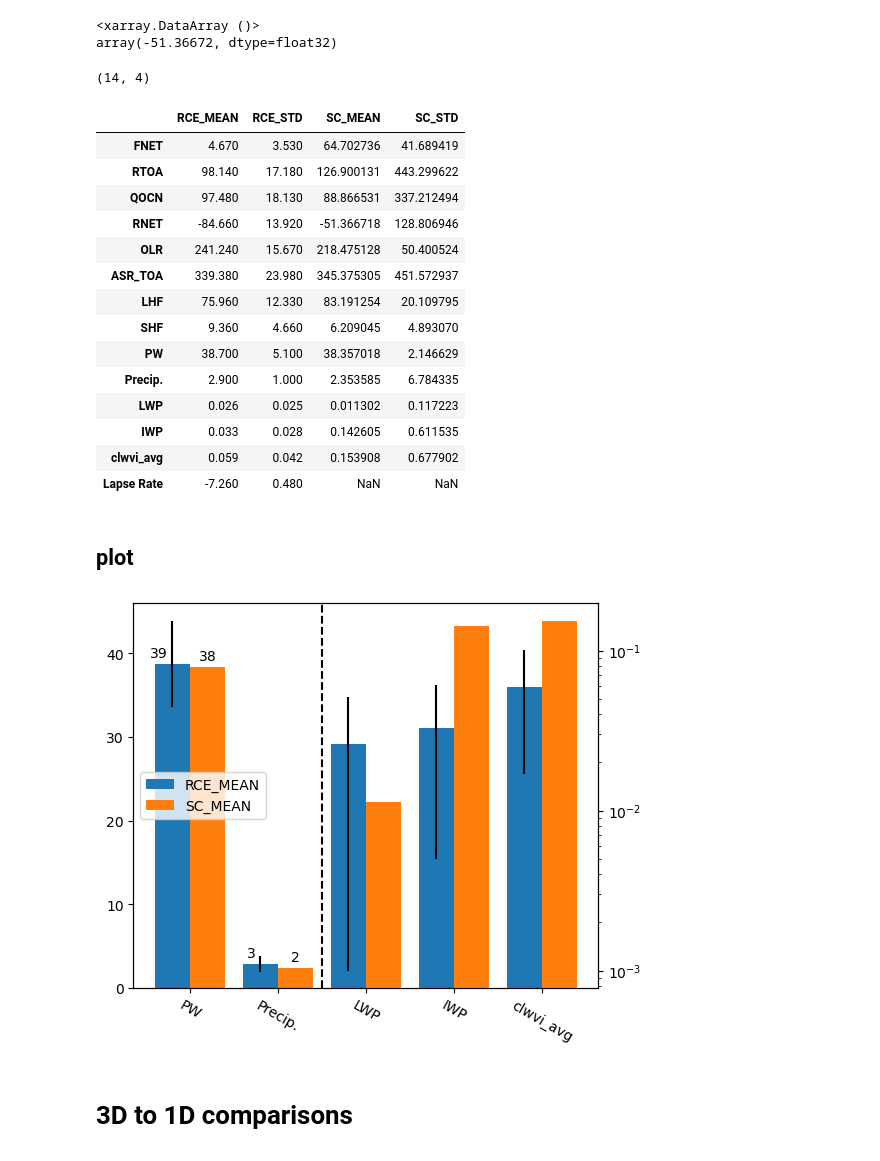
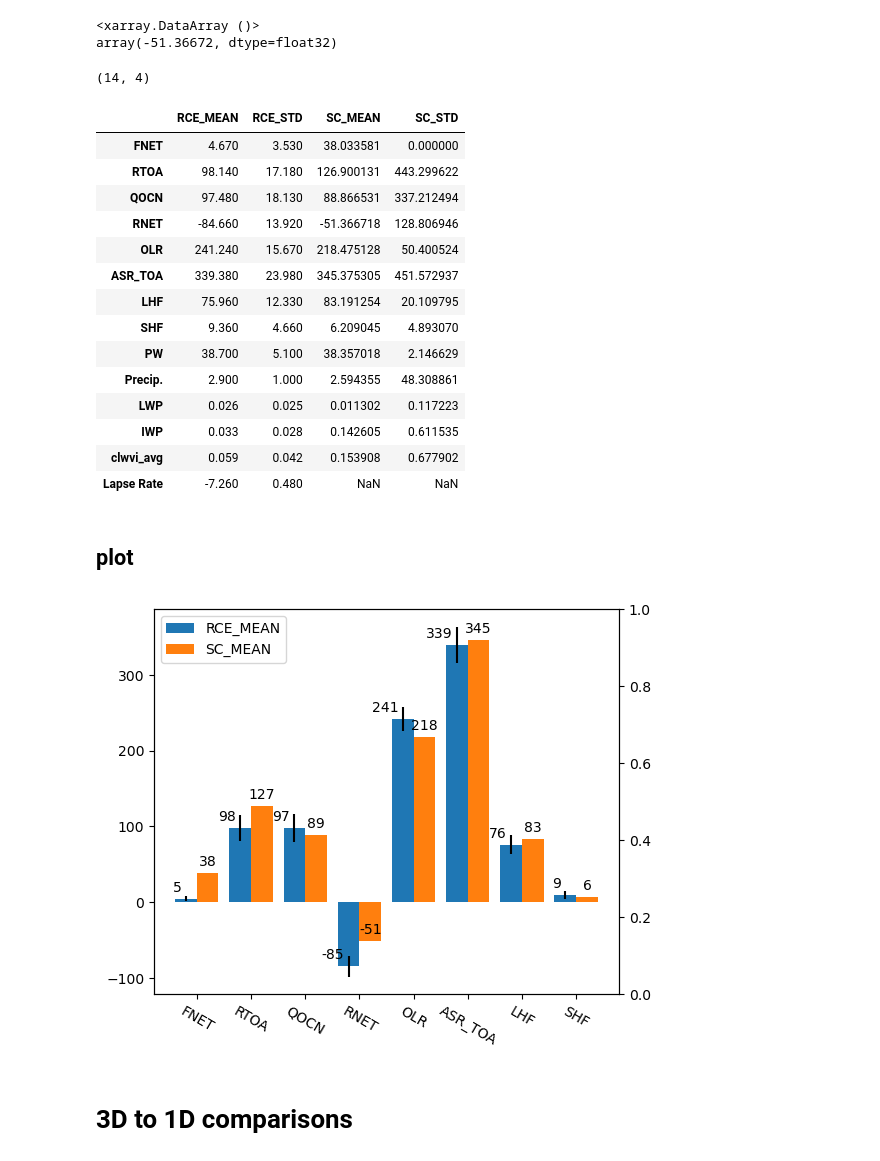
Before and after one commit to smturbev/dp-scream-analysis, a Jupyter notebook: prelim/comp_rcemip.ipynb, the cells around one changed output. Saved outputs shown, nothing was run; the diff lists cells and outputs as text; code cells hidden in the pictures.

Commit message:
added plot that averages over the last three days of DP-SCREAM

```diff
--- a/prelim/comp_rcemip.ipynb
+++ b/prelim/comp_rcemip.ipynb
@@ -38,4 +34,5 @@ pr_ls = other.PRECL
 # %%
+t=0
 # rsfc, the net radiative flux at the sfc (SW-LW)
 rsfc = ds["FSNS"]-ds["FLNS"]
 rsfcc = ds["FSNSC"]-ds["FLNSC"]
@@ -58,7 +55,7 @@ shf = ds["SHFLX"]
 # pw, precipitable water
 pw = ds["TMQ"]
 # precip, precipitation rate
-pr = (pr_conv + pr_ls)*1000*3600*24 #m/s --> mm/day ==> m/s * 1000 mm/m * 3600s/1hr * 24hr/day = mm/day
+pr = (ds.PRECL)*1000*3600*24 #m/s --> mm/day ==> m/s * 1000 mm/m * 3600s/1hr * 24hr/day = mm/day
 # LWP, liquid water path
 lwp = ds["TGCLDLWP"]
 # IWP, ice water path
@@ -69,23 +66,31 @@ wvp = ds["TGCLDCWP"]
 # fnet, the magnitude of difference between the energy imbalance at the surface and top of atmosphere
 # Note that FNet should be zero if energy is conserved and the simulation is equilibrated.
 # models with explicit convection are more out of balance (FNet = 5.55 W m−2)
-fnet = abs(abs(rnet)-abs(ds["LHFLX"]+ds["SHFLX"]))
+fnet = abs((rtoa[t:].where(rtoa<1e5).mean())-\
+           (rsfc[t:].where(rsfc<1e5).mean()+\
+            ds["LHFLX"][t:].where(ds["LHFLX"]<1e5).mean().values+\
+            ds["SHFLX"][t:].where(ds["LHFLX"]<1e5).mean().values))
+print(fnet.shape, fnet.values, (rtoa[t:].where(rtoa<1e5).mean()).values,
+           rsfc[t:].where(rsfc<1e5).mean().values,
+            ds["LHFLX"][t:].where(ds["LHFLX"]<1e5).mean().values,
+            ds["SHFLX"][t:].where(ds["LHFLX"]<1e5).mean().values)
+
 
 names = ["FNET","RTOA","QOCN","RNET","OLR","ASR_TOA","LHF","SHF","PW","Precip.","LWP","IWP","clwvi_avg","Lapse Rate"]
-datameans = [fnet.where(fnet<1e5).mean(skipna=True).values, rtoa.where(rtoa<1e5).mean(skipna=True).values,
-        qocn.where(qocn<1e5).mean(skipna=True).values, rnet.where(rnet<1e5).mean(skipna=True).values,
-        olr.where(olr<1e5).mean(skipna=True).values, asr_toa.where(asr_toa<1e5).mean(skipna=True).values,
-        lhf.where(lhf<1e5).mean(skipna=True).values, shf.where(shf<1e5).mean(skipna=True).values,
-        pw.where(pw<1e5).mean(skipna=True).values, pr.where(pr<1e5).mean(skipna=True).values,
-        lwp.where(lwp<1e5).mean(skipna=True).values, iwp.where(iwp<1e5).mean(skipna=True).values,
-        wvp.where(wvp<1e5).mean(skipna=True).values, np.nan]
-datastds = [fnet.where(fnet<1e5).std(skipna=True).values, rtoa.where(rtoa<1e5).std(skipna=True).values,
-        qocn.where(qocn<1e5).std(skipna=True).values, rnet.where(rnet<1e5).std(skipna=True).values,
-        olr.where(olr<1e5).std(skipna=True).values, asr_toa.where(rnet<1e5).std(skipna=True).values,
-        lhf.where(lhf<1e5).std(skipna=True).values, shf.where(rnet<1e5).std(skipna=True).values,
-        pw.where(pw<1e5).std(skipna=True).values, pr.where(pr<1e5).std(skipna=True).values,
-        lwp.where(lwp<1e5).std(skipna=True).values, iwp.where(rnet<1e5).std(skipna=True).values,
-        wvp.where(wvp<1e5).std(skipna=True).values, np.nan]
+datameans = [fnet.values, rtoa[t:].where(rtoa<1e5).mean(skipna=True).values,
+        qocn[t:].where(qocn<1e5).mean(skipna=True).values, rnet[t:].where(rnet<1e5).mean(skipna=True).values,
+        olr[t:].where(olr<1e5).mean(skipna=True).values, asr_toa[t:].where(asr_toa<1e5).mean(skipna=True).values,
+        lhf[t:].where(lhf<1e5).mean(skipna=True).values, shf[t:].where(shf<1e5).mean(skipna=True).values,
+        pw[t:].where(pw<1e5).mean(skipna=True).values, pr[t:].where(pr<1e5).mean(skipna=True).values,
+        lwp[t:].where(lwp<1e5).mean(skipna=True).values, iwp[t:].where(iwp<1e5).mean(skipna=True).values,
+        wvp[t:].where(wvp<1e5).mean(skipna=True).values, np.nan]
+datastds = [0, rtoa[t:].where(rtoa<1e5).std(skipna=True).values,
+        qocn[t:].where(qocn<1e5).std(skipna=True).values, rnet[t:].where(rnet<1e5).std(skipna=True).values,
+        olr[t:].where(olr<1e5).std(skipna=True).values, asr_toa[t:].where(rnet<1e5).std(skipna=True).values,
+        lhf[t:].where(lhf<1e5).std(skipna=True).values, shf[t:].where(rnet<1e5).std(skipna=True).values,
+        pw[t:].where(pw<1e5).std(skipna=True).values, pr[t:].where(pr<1e5).std(skipna=True).values,
+        lwp[t:].where(lwp<1e5).std(skipna=True).values, iwp[t:].where(rnet<1e5).std(skipna=True).values,
+        wvp[t:].where(wvp<1e5).std(skipna=True).values, np.nan]
 data = np.array([datameans,datastds]).T
 data.shape
 # %% [output]
@@ -136,7 +142,7 @@ df
 # %% [output]
 (14, 4)
 |  | RCE_MEAN | RCE_STD | SC_MEAN | SC_STD |
-| FNET | 4.670 | 3.530 | 64.702736 | 41.689419 |
+| FNET | 4.670 | 3.530 | 38.033581 | 0.000000 |
 | RTOA | 98.140 | 17.180 | 126.900131 | 443.299622 |
 | QOCN | 97.480 | 18.130 | 88.866531 | 337.212494 |
 | RNET | -84.660 | 13.920 | -51.366718 | 128.806946 |
@@ -145,7 +151,7 @@ df
 | LHF | 75.960 | 12.330 | 83.191254 | 20.109795 |
 | SHF | 9.360 | 4.660 | 6.209045 | 4.893070 |
 | PW | 38.700 | 5.100 | 38.357018 | 2.146629 |
-| Precip. | 2.900 | 1.000 | 2.353585 | 6.784335 |
+| Precip. | 2.900 | 1.000 | 2.594355 | 48.308861 |
 | LWP | 0.026 | 0.025 | 0.011302 | 0.117223 |
 | IWP | 0.033 | 0.028 | 0.142605 | 0.611535 |
 | clwvi_avg | 0.059 | 0.042 | 0.153908 | 0.677902 |
@@ -172,7 +178,7 @@ def autolabel(rects, xpos='center'):
                     textcoords="offset points",  # in both directions
                     ha=ha[xpos], va='bottom')
 # %%
-plot_type = "water" # "water" or "rad"
+plot_type = "rad" # "water" or "rad"
 
 fig, ax = plt.subplots(1,1, figsize=(6,5))
 axt = ax.twinx()
@@ -184,34 +190,34 @@ for i in range(len(var_list)):
     if i==0:
         labs = ["RCE_MEAN", "SC_MEAN"]
     else:
         labs=[None,None]
     var=var_list[i]
     rcemean = df["RCE_MEAN"][var]
     rcestd = df["RCE_STD"][var]
     if (plot_type=="water") and (i>1):
 #         axt.plot([i-0.2,i-0.2], [rcemean-rcestd, rcemean+rcestd], marker="_", color='k')
         rects1 = axt.bar(i-0.2,rcemean, color="C0", width=0.4, label=labs[0], yerr=rcestd)
         rects2 = axt.bar(i+0.2,df["SC_MEAN"][var], color="C1", width=0.4, label=labs[1])
         autolabel(rects1, "left")
         autolabel(rects2, "center")
     else:
 #         ax.plot([i-0.2,i-0.2], [rcemean-rcestd, rcemean+rcestd], marker="_", color='k')
         rects1 = ax.bar(i-0.2,rcemean, color="C0", width=0.4, label=labs[0], yerr=rcestd)
         rects2 = ax.bar(i+0.2,df["SC_MEAN"][var], color="C1", width=0.4, label=labs[1])
         autolabel(rects1, "left")
         autolabel(rects2, "center")
 ax.set_xticks(np.arange(0,len(var_list)))
 ax.set_xticklabels(var_list, rotation=-30)
 if plot_type=="water":
     axt.set_yscale("log")
     ax.axvline(2-0.5, color="k", linestyle="dashed")
     ax.legend(loc="center left")
 else:
     ax.legend(loc="best")
 plt.savefig("plots/rce_comp_0d_{}.png".format(plot_type),dpi=140)
 plt.show()
 # %% [output]
-[figure, old version]
+[figure, new version]
 # %% [markdown]
 # 3D to 1D comparisons
 # %%
```
Also changed, not shown: parts of 2 cells of this notebook, 4 other files.
